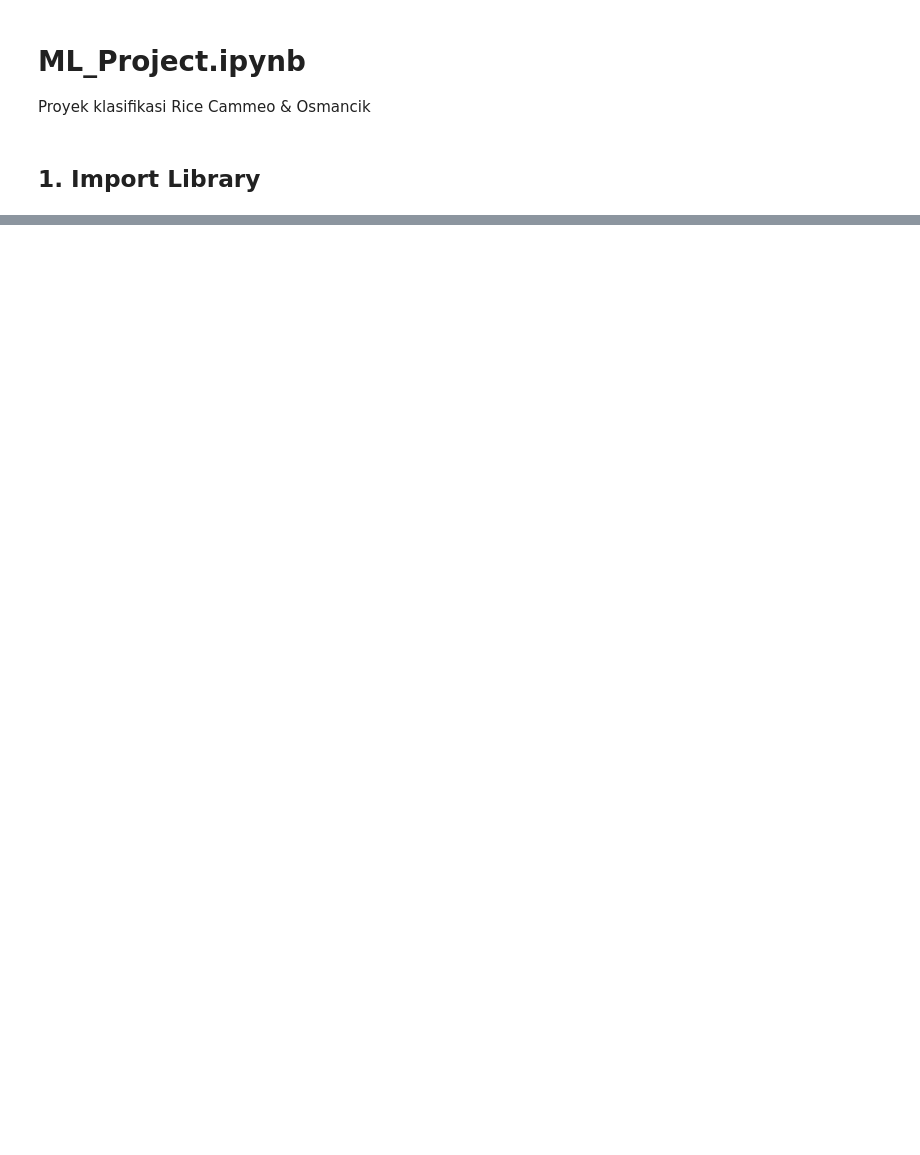
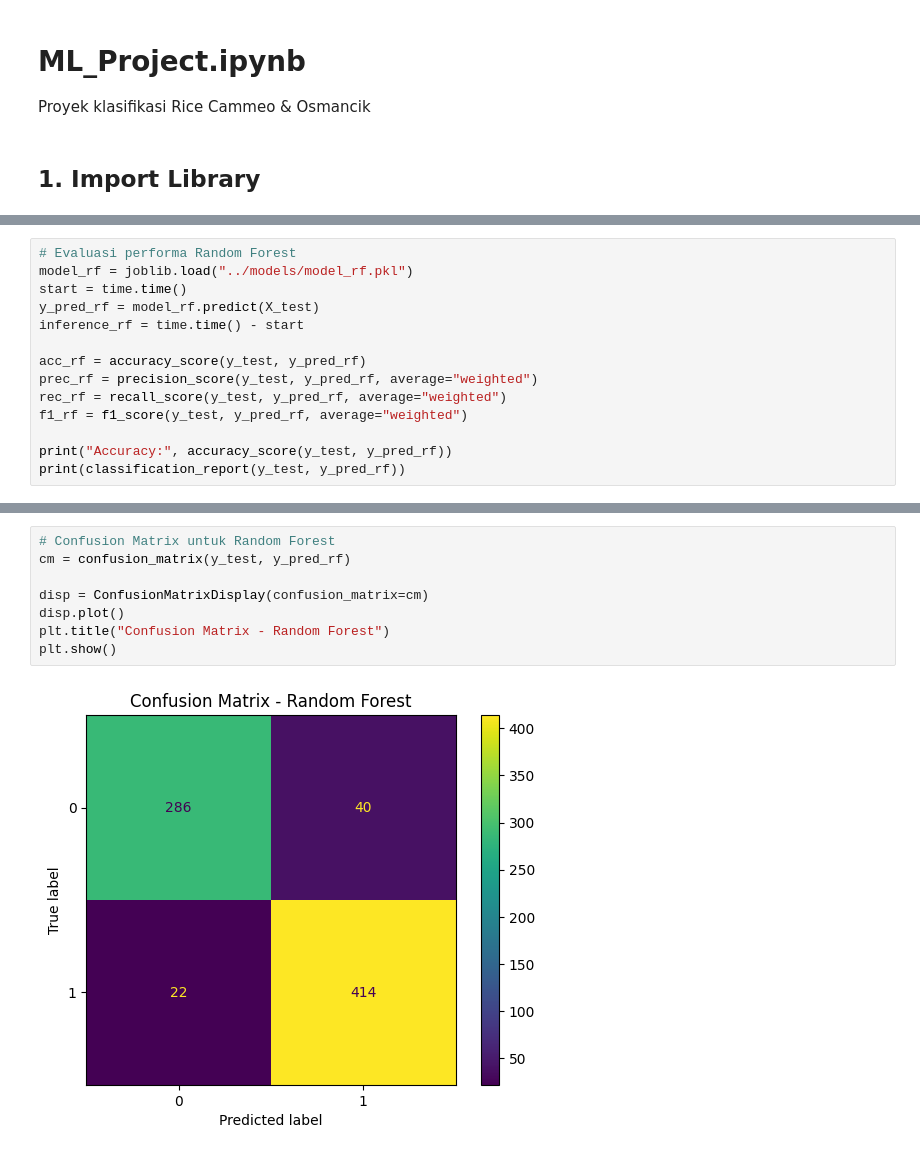
Before and after one commit to selena2355/Data-Science, a Jupyter notebook: notebooks/ML_Project.ipynb, the cells around one changed output, grey strips where cells are left out. Drawn from its saved outputs; the diff is of its cells as text; blank space fills up the shorter version.

```diff
--- a/notebooks/ML_Project.ipynb
+++ b/notebooks/ML_Project.ipynb
@@ -68,0 +224,14 @@ print(confusion_matrix(y_test, pred_lr))
+# %%
+# Evaluasi performa Random Forest
+model_rf = joblib.load("../models/model_rf.pkl")
+start = time.time()
+y_pred_rf = model_rf.predict(X_test)
+inference_rf = time.time() - start
+
+acc_rf = accuracy_score(y_test, y_pred_rf)
+prec_rf = precision_score(y_test, y_pred_rf, average="weighted")
+rec_rf = recall_score(y_test, y_pred_rf, average="weighted")
+f1_rf = f1_score(y_test, y_pred_rf, average="weighted")
+
+print("Accuracy:", accuracy_score(y_test, y_pred_rf))
+print(classification_report(y_test, y_pred_rf))
@@ -68,0 +248,10 @@ print(confusion_matrix(y_test, pred_lr))
+# %%
+# Confusion Matrix untuk Random Forest
+cm = confusion_matrix(y_test, y_pred_rf)
+
+disp = ConfusionMatrixDisplay(confusion_matrix=cm)
+disp.plot()
+plt.title("Confusion Matrix - Random Forest")
+plt.show()
+# %% [output]
+[figure, added]
```
Also changed, not shown: parts of 41 cells of this notebook, 18 other files.
